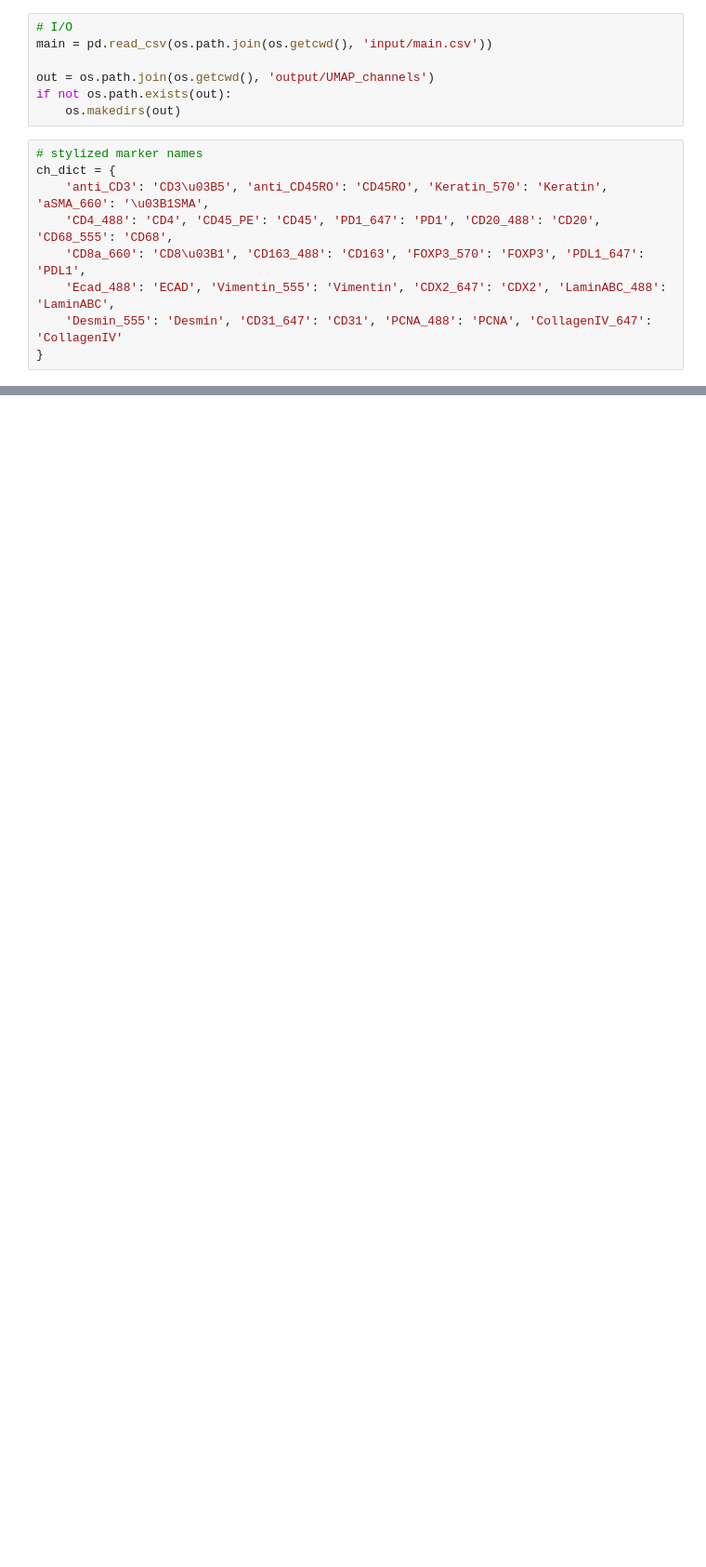
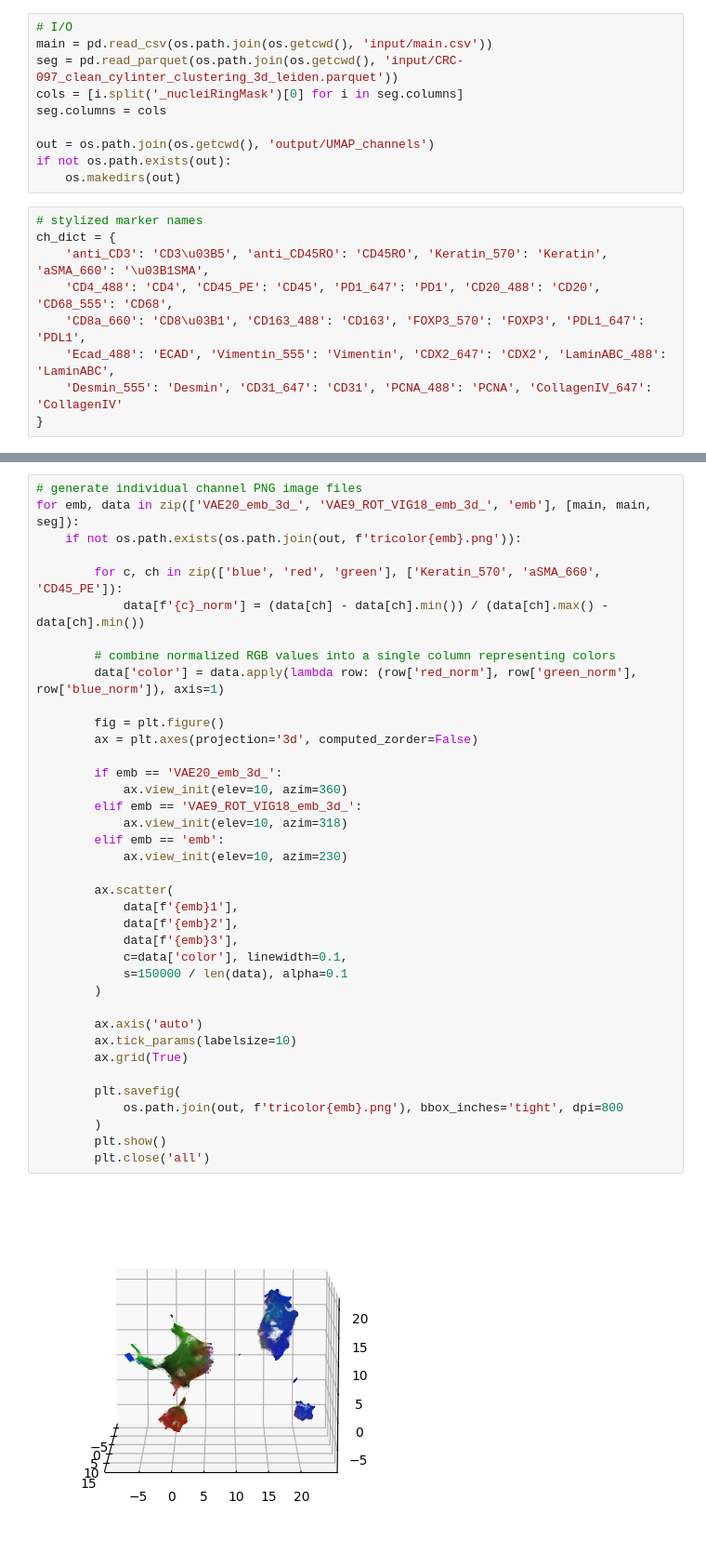
Before and after one commit to labsyspharm/vae-paper, a Jupyter notebook: src/UMAP_channels.ipynb, the cells around one changed output, grey strips where cells are left out. Shown: that part at 93% size. Saved outputs shown, nothing was run; the diff lists cells and outputs as text; blank space fills up the shorter version.

```diff
--- a/src/UMAP_channels.ipynb
+++ b/src/UMAP_channels.ipynb
@@ -13,6 +13,9 @@ from numpy import asarray
 # %%
 # I/O
 main = pd.read_csv(os.path.join(os.getcwd(), 'input/main.csv'))
+seg = pd.read_parquet(os.path.join(os.getcwd(), 'input/CRC-097_clean_cylinter_clustering_3d_leiden.parquet'))
+cols = [i.split('_nucleiRingMask')[0] for i in seg.columns]
+seg.columns = cols
 
 out = os.path.join(os.getcwd(), 'output/UMAP_channels')
 if not os.path.exists(out):
@@ -29,3 +74,43 @@ ch_dict = {
+# %%
+# generate individual channel PNG image files
+for emb, data in zip(['VAE20_emb_3d_', 'VAE9_ROT_VIG18_emb_3d_', 'emb'], [main, main, seg]):
+    if not os.path.exists(os.path.join(out, f'tricolor{emb}.png')):
+
+        for c, ch in zip(['blue', 'red', 'green'], ['Keratin_570', 'aSMA_660', 'CD45_PE']):
+            data[f'{c}_norm'] = (data[ch] - data[ch].min()) / (data[ch].max() - data[ch].min())
+
+        # combine normalized RGB values into a single column representing colors
+        data['color'] = data.apply(lambda row: (row['red_norm'], row['green_norm'], row['blue_norm']), axis=1)
+
+        fig = plt.figure()
+        ax = plt.axes(projection='3d', computed_zorder=False)
+
+        if emb == 'VAE20_emb_3d_':
+            ax.view_init(elev=10, azim=360)
+        elif emb == 'VAE9_ROT_VIG18_emb_3d_':
+            ax.view_init(elev=10, azim=318)
+        elif emb == 'emb':
+            ax.view_init(elev=10, azim=230)
+
+        ax.scatter(
+            data[f'{emb}1'],
+            data[f'{emb}2'],
+            data[f'{emb}3'],
+            c=data['color'], linewidth=0.1,
+            s=150000 / len(data), alpha=0.1
+        )
+
+        ax.axis('auto')
+        ax.tick_params(labelsize=10)
+        ax.grid(True)
+
+        plt.savefig(
+            os.path.join(out, f'tricolor{emb}.png'), bbox_inches='tight', dpi=800
+        )
+        plt.show()
+        plt.close('all')
+# %% [output]
+[figure, added]
 # %%
 plt.rcParams['font.family'] = 'Arial'
 
```
Also changed, not shown: parts of 1 cell of this notebook, 15 other files.
